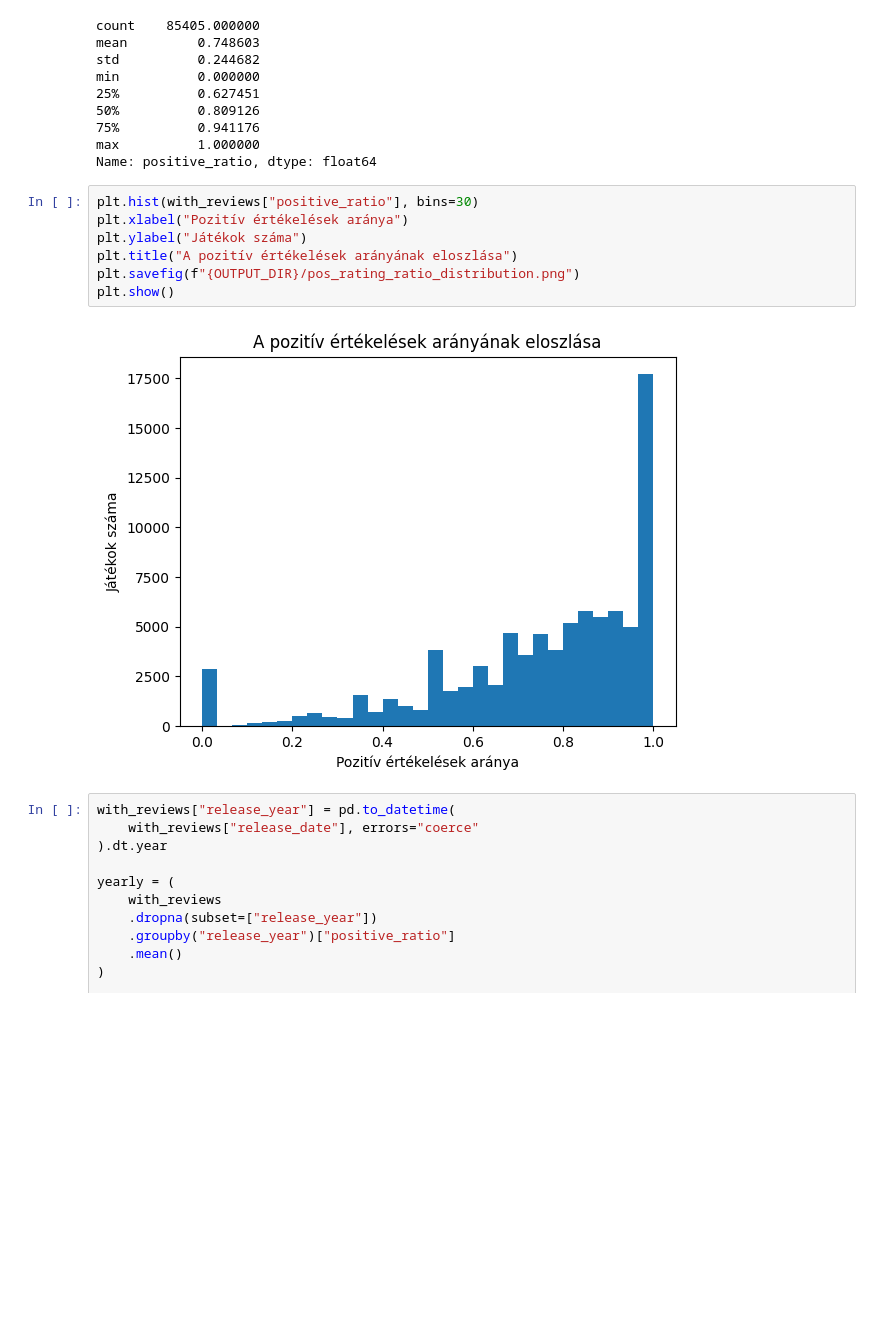
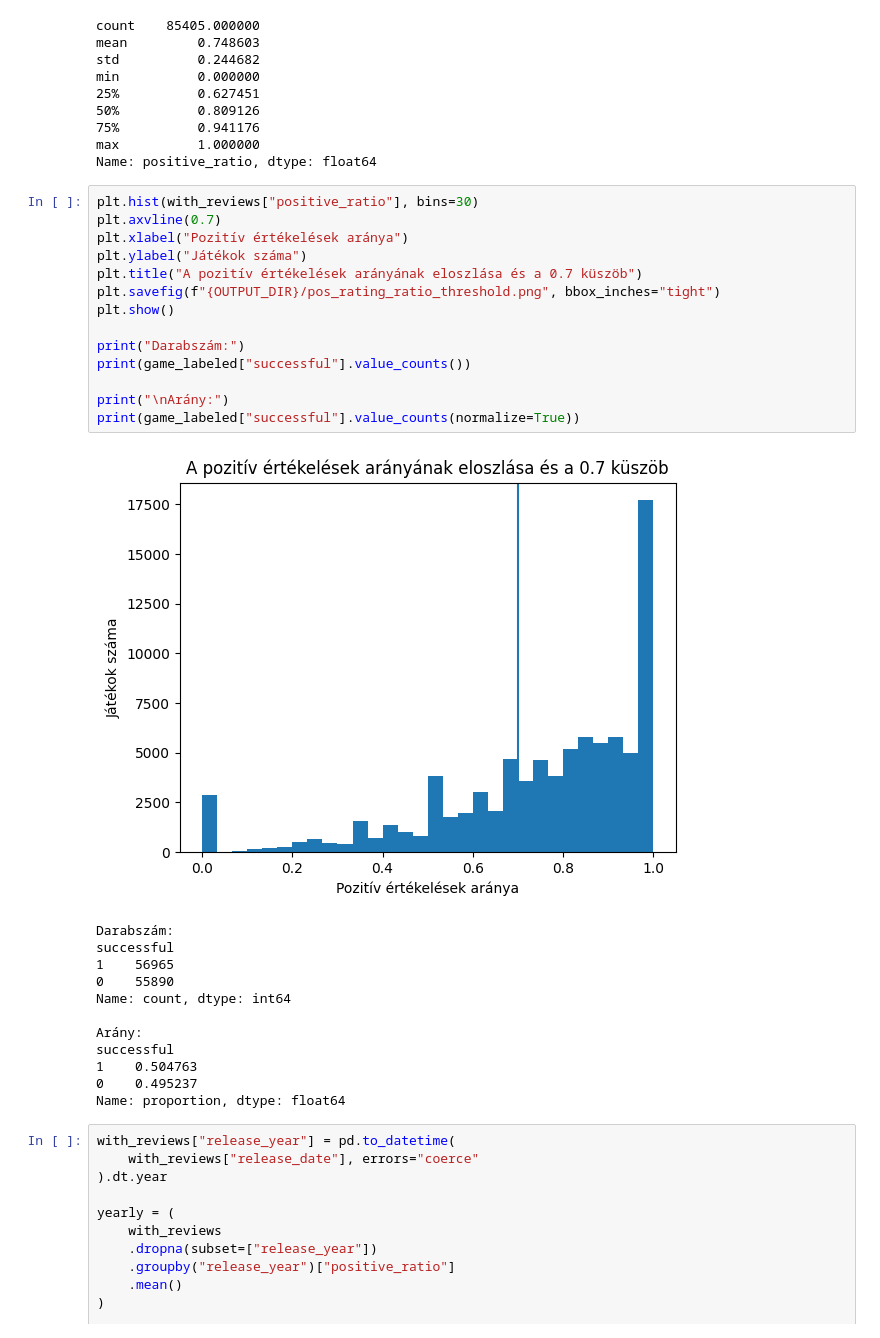
Before and after one commit to Ddavid111/videogame-data-analysis, a Jupyter notebook: notebooks/Classification/videogame_success_classification.ipynb, the cells around one changed output. Saved outputs shown, nothing was run; the diff lists cells and outputs as text; blank space fills up the shorter version.

```diff
--- a/notebooks/Classification/videogame_success_classification.ipynb
+++ b/notebooks/Classification/videogame_success_classification.ipynb
@@ -472,13 +481,31 @@ max          1.000000
 Name: positive_ratio, dtype: float64
 # %%
 plt.hist(with_reviews["positive_ratio"], bins=30)
+plt.axvline(0.7)
 plt.xlabel("Pozitív értékelések aránya")
 plt.ylabel("Játékok száma")
-plt.title("A pozitív értékelések arányának eloszlása")
-plt.savefig(f"{OUTPUT_DIR}/pos_rating_ratio_distribution.png")
+plt.title("A pozitív értékelések arányának eloszlása és a 0.7 küszöb")
+plt.savefig(f"{OUTPUT_DIR}/pos_rating_ratio_threshold.png", bbox_inches="tight")
 plt.show()
+
+print("Darabszám:")
+print(game_labeled["successful"].value_counts())
+
+print("\nArány:")
+print(game_labeled["successful"].value_counts(normalize=True))
 # %% [output]
-[figure, old version]
+[figure, new version]
+Darabszám:
+successful
+1    56965
+0    55890
+Name: count, dtype: int64
+
+Arány:
+successful
+1    0.504763
+0    0.495237
+Name: proportion, dtype: float64
 # %%
 with_reviews["release_year"] = pd.to_datetime(
     with_reviews["release_date"], errors="coerce"
```
Also changed, not shown: parts of 4 cells of this notebook, 8 other files.
